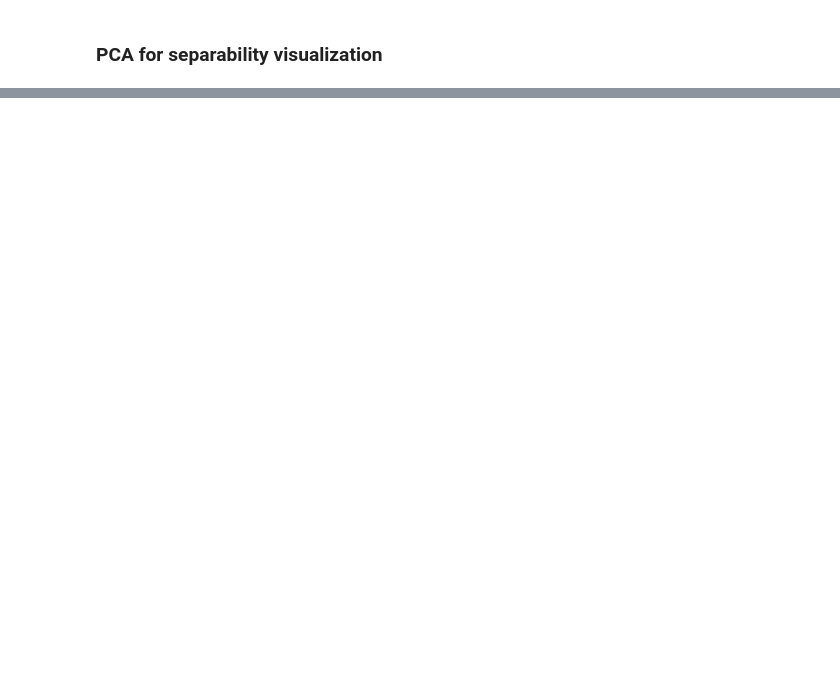
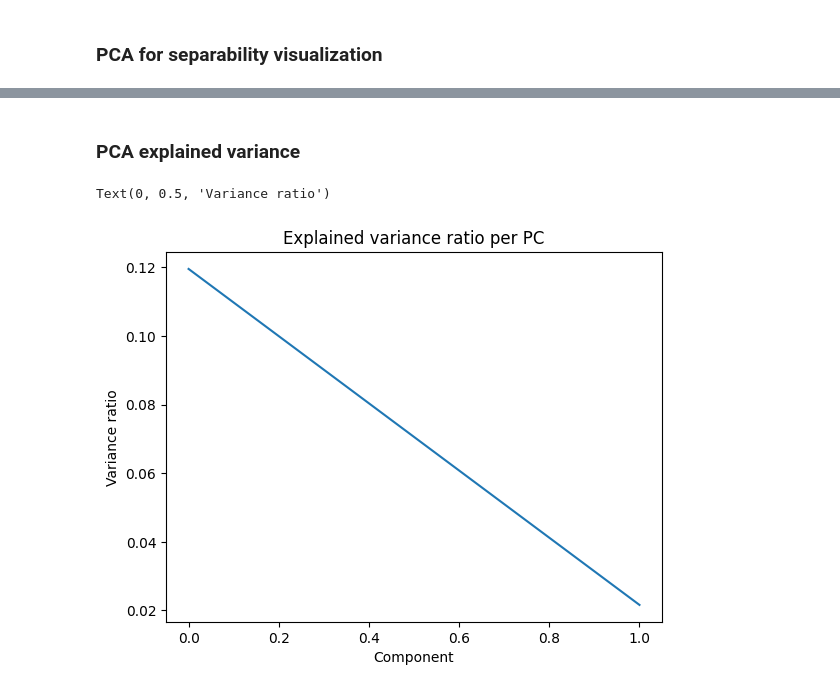
Before and after one commit to DataCampDS/scmark-classification-data-shinobi, a Jupyter notebook: exploratory_data_analysis.ipynb, the cells around one changed output, grey strips where cells are left out. Drawn from its saved outputs; the diff is of its cells as text; code cells hidden in the pictures; blank space fills up the shorter version.

```diff
--- a/exploratory_data_analysis.ipynb
+++ b/exploratory_data_analysis.ipynb
@@ -168,0 +236,10 @@ Text(0, 0.5, 'PC2')
+# %% [markdown]
+### PCA explained variance
+# %%
+plt.plot(pca.explained_variance_ratio_)
+plt.title("Explained variance ratio per PC")
+plt.xlabel("Component")
+plt.ylabel("Variance ratio")
+# %% [output]
+Text(0, 0.5, 'Variance ratio')
+[figure, added]
```
Also changed, not shown: parts of 15 cells of this notebook.
